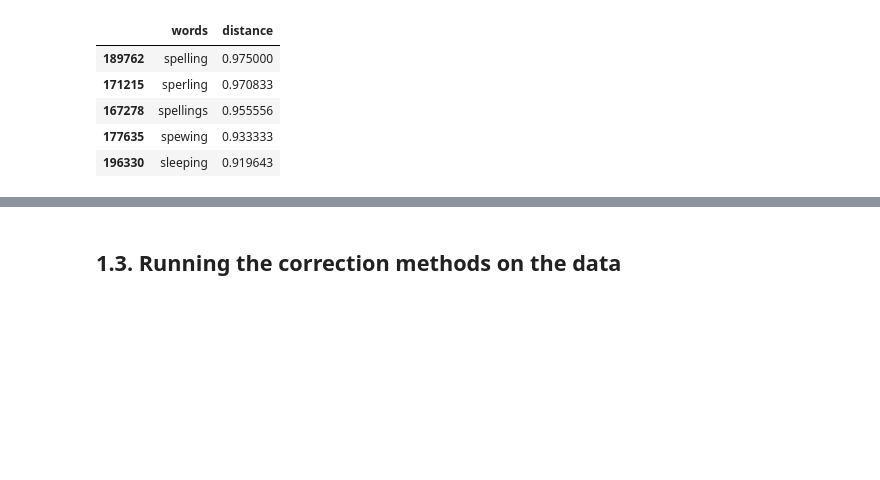
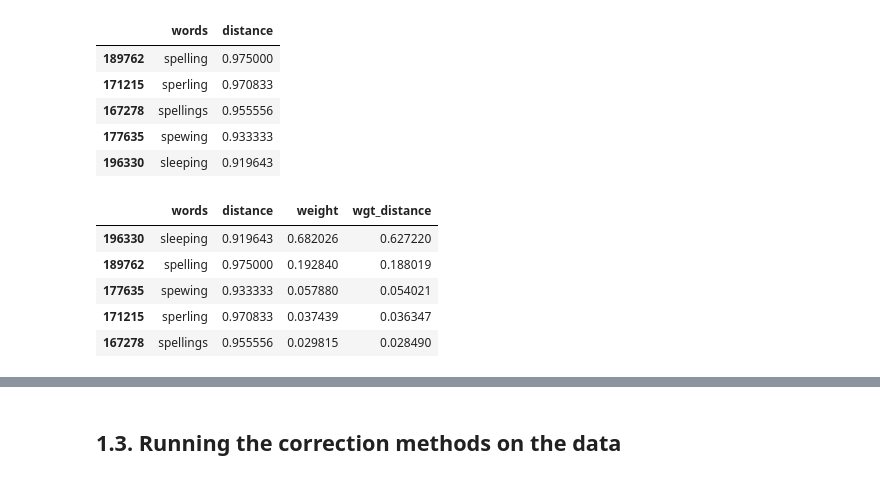
Before and after one commit to louisVincentPoellhuber/ift6285-devoirs, a Jupyter notebook: Devoir 2/devoir2.ipynb, the cells around one changed output, grey strips where cells are left out. Drawn from its saved outputs; the diff is of its cells as text; code cells hidden in the pictures; blank space fills up the shorter version.

```diff
--- a/Devoir 2/devoir2.ipynb
+++ b/Devoir 2/devoir2.ipynb
@@ -305,3 +305,12 @@ generic_distance_correction('speling', vocab.keys(), jellyfish.jaro_winkler_simi
 | 167278 | spellings | 0.955556 |
 | 177635 | spewing | 0.933333 |
 | 196330 | sleeping | 0.919643 |
+# %%
+numeric_unigram_correction("speling", vocab.keys(), jellyfish.jaro_winkler_similarity, 5)
+# %% [output]
+|  | words | distance | weight | wgt_distance |
+| 196330 | sleeping | 0.919643 | 0.682026 | 0.627220 |
+| 189762 | spelling | 0.975000 | 0.192840 | 0.188019 |
+| 177635 | spewing | 0.933333 | 0.057880 | 0.054021 |
+| 171215 | sperling | 0.970833 | 0.037439 | 0.036347 |
+| 167278 | spellings | 0.955556 | 0.029815 | 0.028490 |
```
Also changed, not shown: parts of 9 cells of this notebook.
